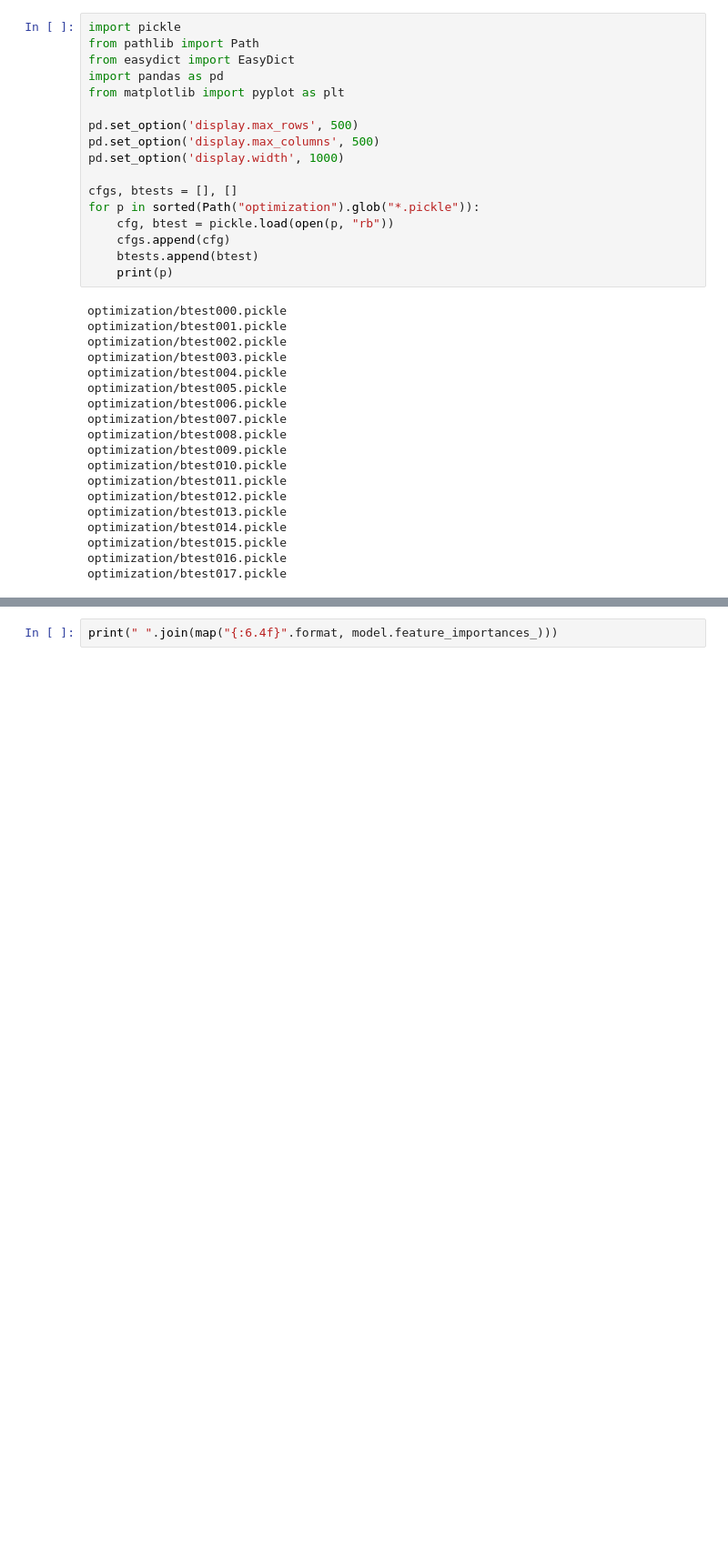
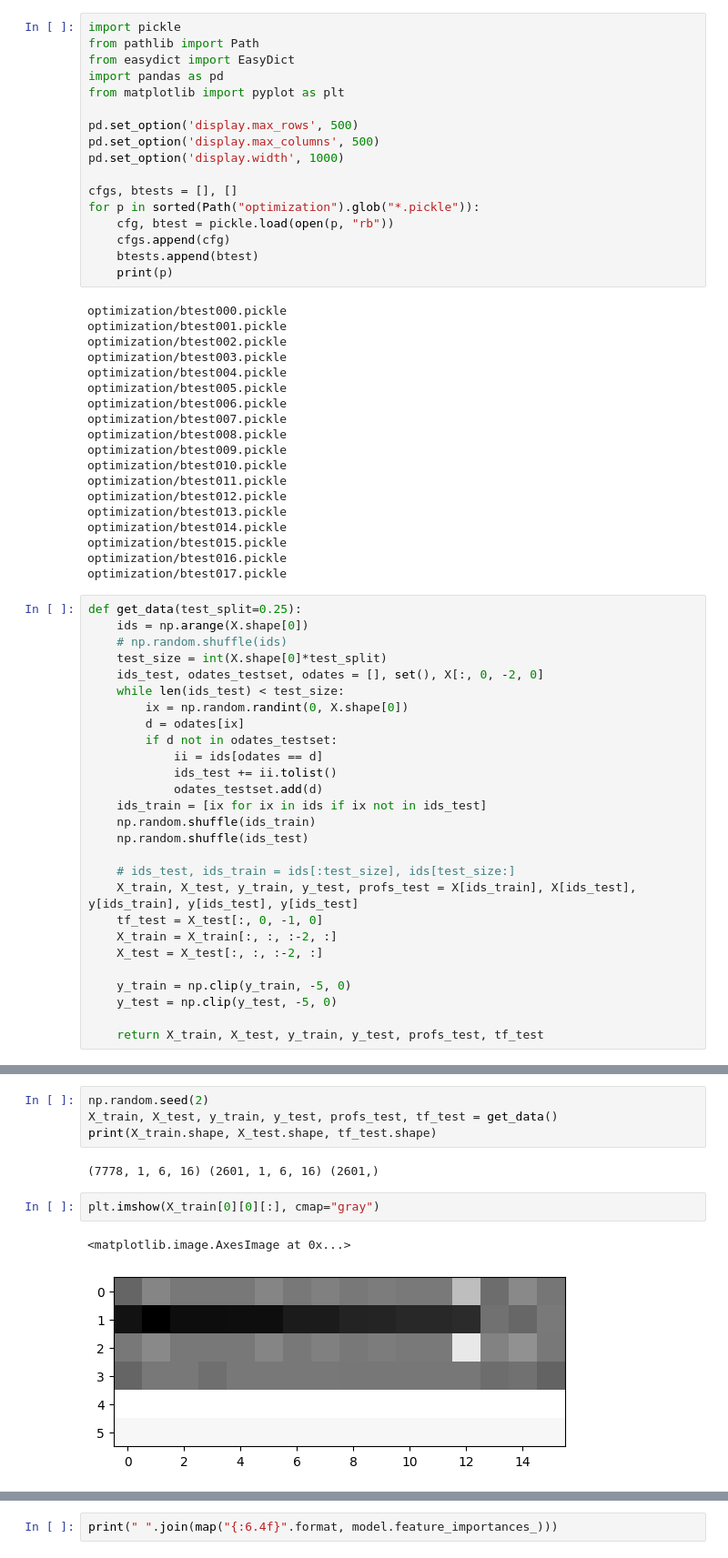
Before and after one commit to binrey/MLTR, a Jupyter notebook: train.ipynb, the cells around one changed output, grey strips where cells are left out. Shown at 91% size. Cells and saved outputs as stored; diff of their text form; blank space fills up the shorter version.

```diff
--- a/train.ipynb
+++ b/train.ipynb
@@ -34,6 +34,33 @@ optimization/btest014.pickle
 optimization/btest015.pickle
 optimization/btest016.pickle
 optimization/btest017.pickle
+# %%
+def get_data(test_split=0.25):
+    ids = np.arange(X.shape[0])
+    # np.random.shuffle(ids)
+    test_size = int(X.shape[0]*test_split)
+    ids_test, odates_testset, odates = [], set(), X[:, 0, -2, 0]
+    while len(ids_test) < test_size:
+        ix = np.random.randint(0, X.shape[0])
+        d = odates[ix]
+        if d not in odates_testset:
+            ii = ids[odates == d]
+            ids_test += ii.tolist()
+            odates_testset.add(d)
+    ids_train = [ix for ix in ids if ix not in ids_test]
+    np.random.shuffle(ids_train)
+    np.random.shuffle(ids_test)
+
+    # ids_test, ids_train = ids[:test_size], ids[test_size:]
+    X_train, X_test, y_train, y_test, profs_test = X[ids_train], X[ids_test], y[ids_train], y[ids_test], y[ids_test]
+    tf_test = X_test[:, 0, -1, 0]
+    X_train = X_train[:, :, :-2, :]
+    X_test = X_test[:, :, :-2, :]
+
+    y_train = np.clip(y_train, -5, 0)
+    y_test = np.clip(y_test, -5, 0)
+
+    return X_train, X_test, y_train, y_test, profs_test, tf_test
 # %%
 from backtest import DataParser, MovingWindow
 import numpy as np
@@ -241,0 +134,11 @@ av. profit boost: 0.22074449714738797
+# %%
+np.random.seed(2)
+X_train, X_test, y_train, y_test, profs_test, tf_test = get_data()
+print(X_train.shape, X_test.shape, tf_test.shape)
+# %% [output]
+(7778, 1, 6, 16) (2601, 1, 6, 16) (2601,)
+# %%
+plt.imshow(X_train[0][0][:], cmap="gray")
+# %% [output]
+<matplotlib.image.AxesImage at 0x...>
+[figure, added]
```
Also changed, not shown: parts of 13 cells of this notebook.
